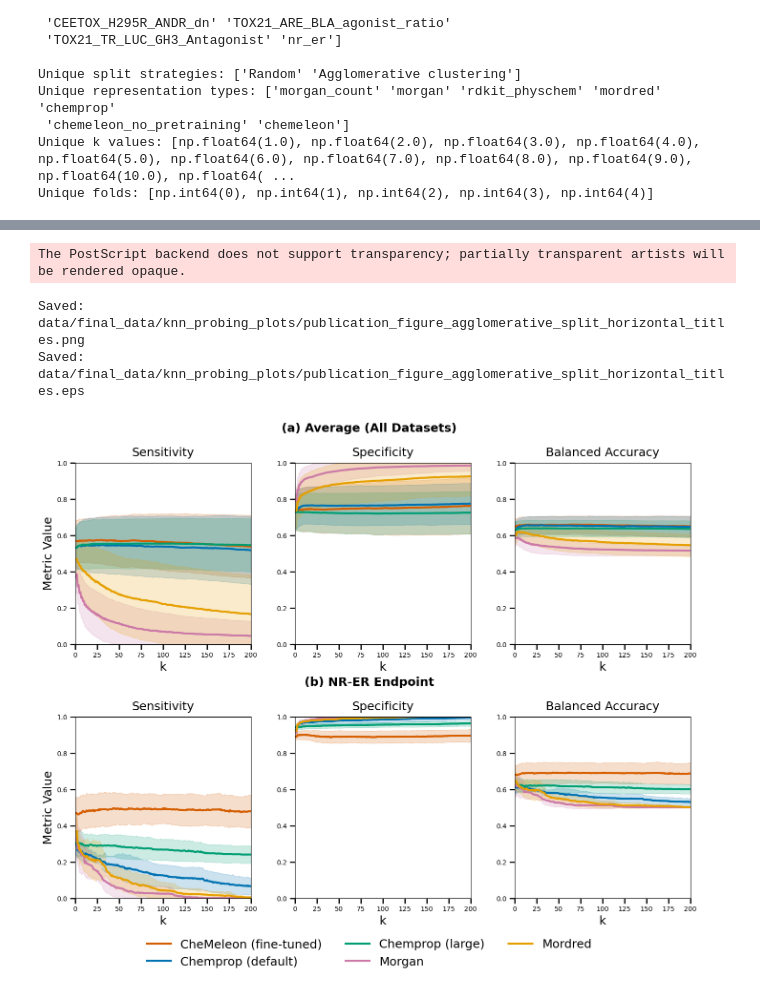
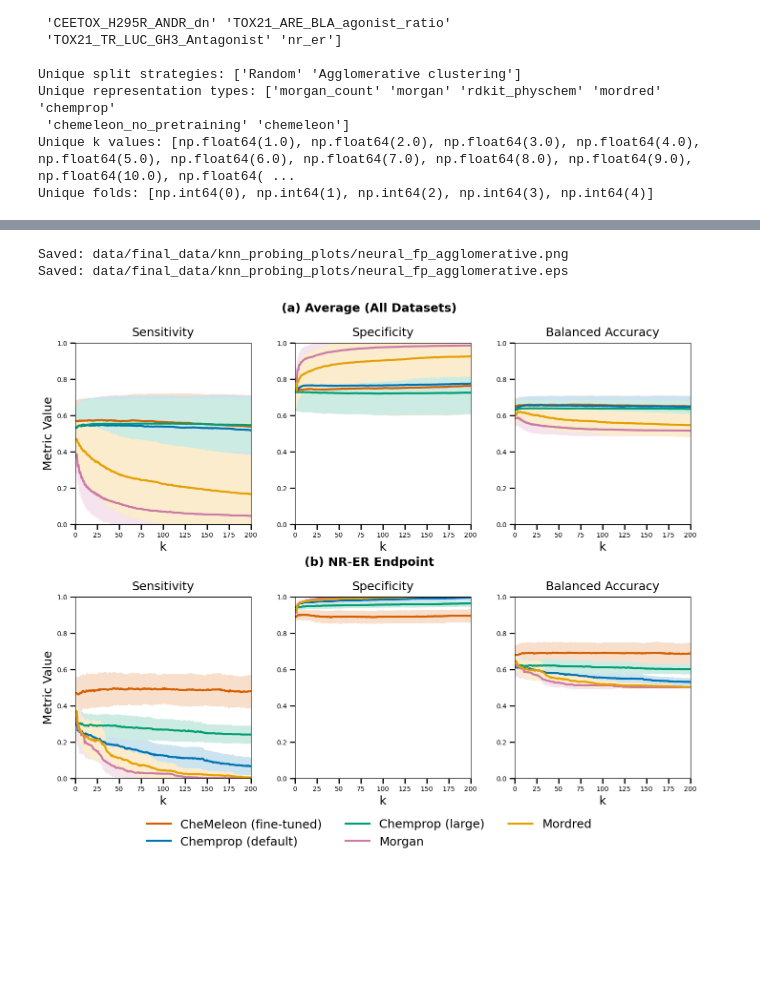
Before and after one commit to JacksonBurns/chemeleon, a Jupyter notebook: analysis/embedding_analysis/knn_figures.ipynb, the cells around one changed output, grey strips where cells are left out. Cells and saved outputs as stored; diff of their text form; code cells hidden in the pictures; blank space fills up the shorter version.

Commit message:
Made eps files without opaque confidence intervals

```diff
--- a/analysis/embedding_analysis/knn_figures.ipynb
+++ b/analysis/embedding_analysis/knn_figures.ipynb
@@ -66,6 +66,12 @@ Unique folds: [np.int64(0), np.int64(1), np.int64(2), np.int64(3), np.int64(4)]
 
 import matplotlib.gridspec as gridspec
 from matplotlib.lines import Line2D
+import matplotlib.colors as mcolors
+
+def alpha_blend_on_white(color, alpha):
+    """Convert a color with alpha to its solid RGB equivalent on white background."""
+    rgb = mcolors.to_rgb(color)
+    return tuple(alpha * c + (1 - alpha) * 1.0 for c in rgb)
 
 random_split = 'Random'
 plot_metrics = ['sensitivity', 'specificity', 'balanced_accuracy']
@@ -159,12 +165,14 @@ for row_idx, context in enumerate(contexts):
                 linewidth=3.0,
                 label=rep_type
             )
+            # Use solid color blend instead of alpha for EPS compatibility
+            fill_color = alpha_blend_on_white(c, 0.2)
             ax.fill_between(
                 rep_data['k'],
                 rep_data['mean'] - rep_data['std'],
                 rep_data['mean'] + rep_data['std'],
-                color=c,
-                alpha=0.2
+                color=fill_color,
+                alpha=1.0
             )
 
         # --- Styling ---
@@ -216,10 +224,10 @@ fig.legend(
 )
 
 # --- Save ---
-outfile_png = output_dir / "publication_figure_random_split_horizontal_titles.png"
-outfile_eps = output_dir / "publication_figure_random_split_horizontal_titles.eps"
+outfile_png = output_dir / "neural_fp_random.png"
+outfile_eps = output_dir / "neural_fp_random.eps"
 fig.savefig(outfile_png, dpi=600, bbox_inches="tight")
-fig.savefig(outfile_eps, format='eps', bbox_inches="tight")
+fig.savefig(outfile_eps, format='eps', dpi=600, bbox_inches="tight")
 print(f"Saved: {outfile_png}")
 print(f"Saved: {outfile_eps}")
 
@@ -234,6 +241,12 @@ Saved: data/final_data/knn_probing_plots/publication_figure_random_split_horizon
 
 import matplotlib.gridspec as gridspec
 from matplotlib.lines import Line2D
+import matplotlib.colors as mcolors
+
+def alpha_blend_on_white(color, alpha):
+    """Convert a color with alpha to its solid RGB equivalent on white background."""
+    rgb = mcolors.to_rgb(color)
+    return tuple(alpha * c + (1 - alpha) * 1.0 for c in rgb)
 
 agglomerative_split = 'Agglomerative clustering'
 plot_metrics = ['sensitivity', 'specificity', 'balanced_accuracy']
@@ -327,12 +340,14 @@ for row_idx, context in enumerate(contexts):
                 linewidth=3.0,
                 label=rep_type
             )
+            # Use solid color blend instead of alpha for EPS compatibility
+            fill_color = alpha_blend_on_white(c, 0.2)
             ax.fill_between(
                 rep_data['k'],
                 rep_data['mean'] - rep_data['std'],
                 rep_data['mean'] + rep_data['std'],
-                color=c,
-                alpha=0.2
+                color=fill_color,
+                alpha=1.0
             )
 
         # --- Styling ---
@@ -363,37 +378,36 @@ for row_idx, (row_title, row_axes) in enumerate(zip(row_titles, all_axes)):
     fig.text(
         0.5, title_y,
         row_title,
         ha='center',
         va='bottom',
         fontsize=18,
         weight='bold'
     )
 
 # --- Global Legend (2 rows: 3 on top, 2 on bottom centered) ---
 custom_lines = [Line2D([0], [0], color=color_map[name], lw=3) for name in legend_order]
 
 fig.legend(
     custom_lines,
     legend_order,
     ncol=3,  # 3 columns = first row has 3, second row has 2
     frameon=False,
     loc="lower center",
     bbox_to_anchor=(0.5, -0.02),
     fontsize=18,
     columnspacing=2.0,  # Space between columns
 )
 
 # --- Save ---
-outfile_png = output_dir / "publication_figure_agglomerative_split_horizontal_titles.png"
-outfile_eps = output_dir / "publication_figure_agglomerative_split_horizontal_titles.eps"
+outfile_png = output_dir / "neural_fp_agglomerative.png"
+outfile_eps = output_dir / "neural_fp_agglomerative.eps"
 fig.savefig(outfile_png, dpi=600, bbox_inches="tight")
-fig.savefig(outfile_eps, format='eps', bbox_inches="tight")
+fig.savefig(outfile_eps, format='eps', dpi=600, bbox_inches="tight")
 print(f"Saved: {outfile_png}")
 print(f"Saved: {outfile_eps}")
 
 plt.show()
 # %% [output]
-The PostScript backend does not support transparency; partially transparent artists will be rendered opaque.
+Saved: data/final_data/knn_probing_plots/neural_fp_agglomerative.png
+Saved: data/final_data/knn_probing_plots/neural_fp_agglomerative.eps
-Saved: data/final_data/knn_probing_plots/publication_figure_agglomerative_split_horizontal_titles.png
-Saved: data/final_data/knn_probing_plots/publication_figure_agglomerative_split_horizontal_titles.eps
-[figure, old version]
+[figure, new version]
```
Also changed, not shown: parts of 1 cell of this notebook.
